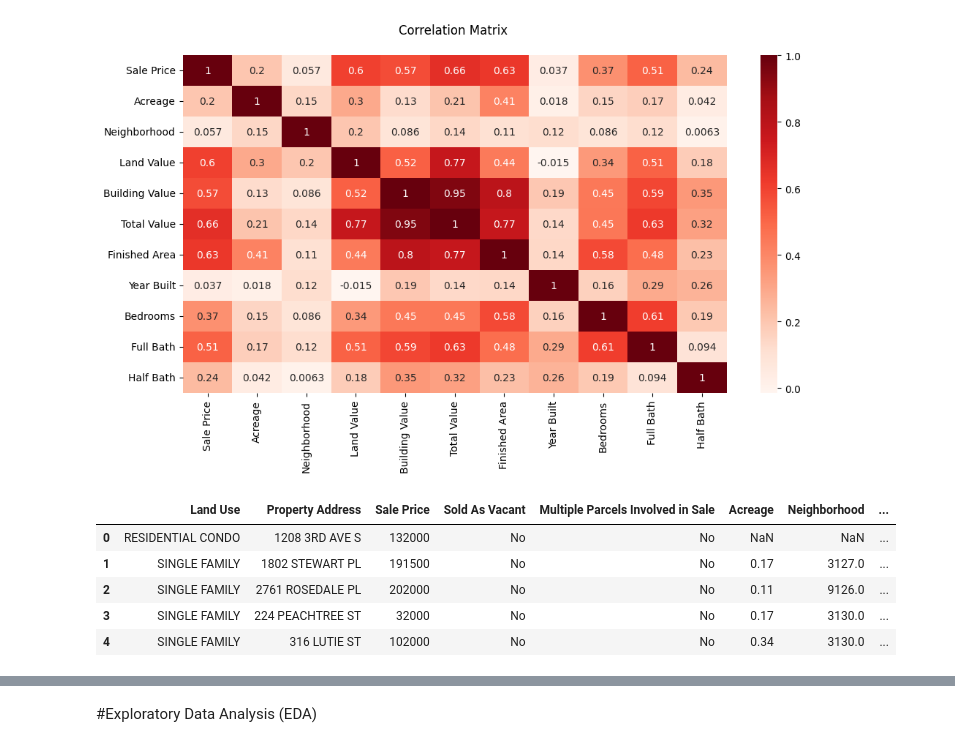
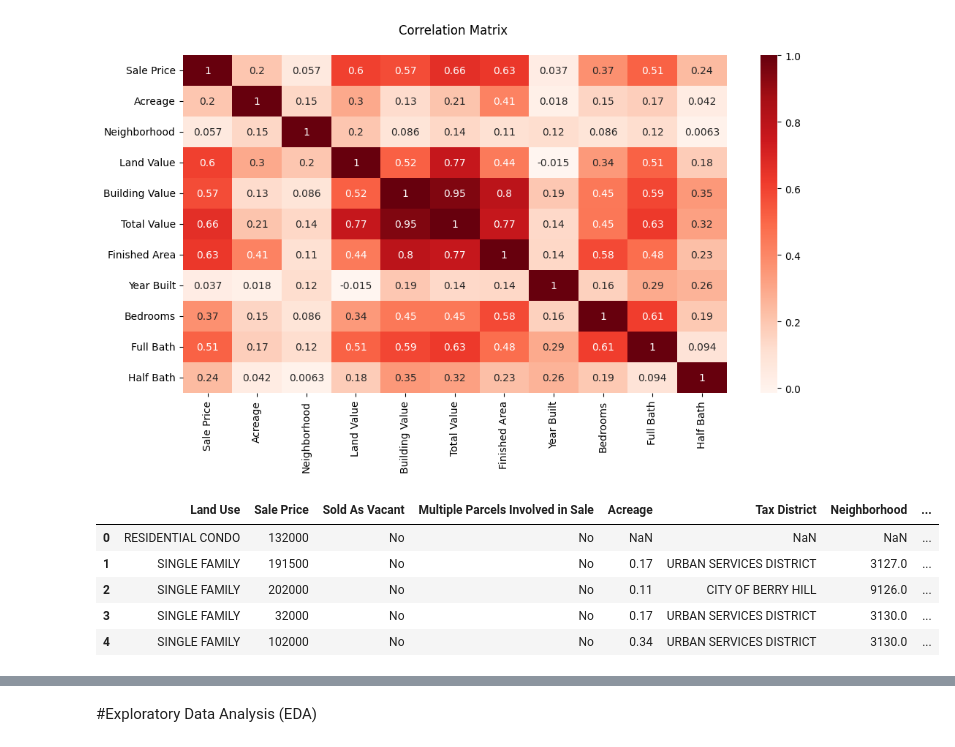
Before and after one commit to nanda1296/Predictive-Analytics-for-Real-Estate, a Jupyter notebook: Project_Group_A13.ipynb, the cells around one changed output, grey strips where cells are left out. Saved outputs shown, nothing was run; the diff lists cells and outputs as text; code cells hidden in the pictures.

```diff
--- a/Project_Group_A13.ipynb
+++ b/Project_Group_A13.ipynb
@@ -85,16 +85,16 @@ plt.title('Correlation Matrix \n'.center(10))
 plt.show()
 # %% [output]
 [figure]
-# %%
-df = df.drop(df.columns[[2,3,5,8,9,11,-7,-5]], axis=1)
-df.head()
-# %% [output]
-|  | Land Use | Property Address | Sale Price | Sold As Vacant | Multiple Parcels Involved in Sale | Acreage | Neighborhood | ... |
-| 0 | RESIDENTIAL CONDO | 1208 3RD AVE S | 132000 | No | No | NaN | NaN | ... |
-| 1 | SINGLE FAMILY | 1802 STEWART PL | 191500 | No | No | 0.17 | 3127.0 | ... |
-| 2 | SINGLE FAMILY | 2761 ROSEDALE PL | 202000 | No | No | 0.11 | 9126.0 | ... |
-| 3 | SINGLE FAMILY | 224 PEACHTREE ST | 32000 | No | No | 0.17 | 3130.0 | ... |
-| 4 | SINGLE FAMILY | 316 LUTIE ST | 102000 | No | No | 0.34 | 3130.0 | ... |
+# %%
+df = df.drop(['Property Address','Suite/ RESIDENTIAL CONDO#','Sale Date','Legal Reference','Owner Name','Address','Foundation Type','Exterior Wall'], axis=1)
+df.head()
+# %% [output]
+|  | Land Use | Sale Price | Sold As Vacant | Multiple Parcels Involved in Sale | Acreage | Tax District | Neighborhood | ... |
+| 0 | RESIDENTIAL CONDO | 132000 | No | No | NaN | NaN | NaN | ... |
+| 1 | SINGLE FAMILY | 191500 | No | No | 0.17 | URBAN SERVICES DISTRICT | 3127.0 | ... |
+| 2 | SINGLE FAMILY | 202000 | No | No | 0.11 | CITY OF BERRY HILL | 9126.0 | ... |
+| 3 | SINGLE FAMILY | 32000 | No | No | 0.17 | URBAN SERVICES DISTRICT | 3130.0 | ... |
+| 4 | SINGLE FAMILY | 102000 | No | No | 0.34 | URBAN SERVICES DISTRICT | 3130.0 | ... |
 # %%
 df = df.dropna(axis='rows')
 df
```
Also changed, not shown: parts of 27 cells of this notebook.
